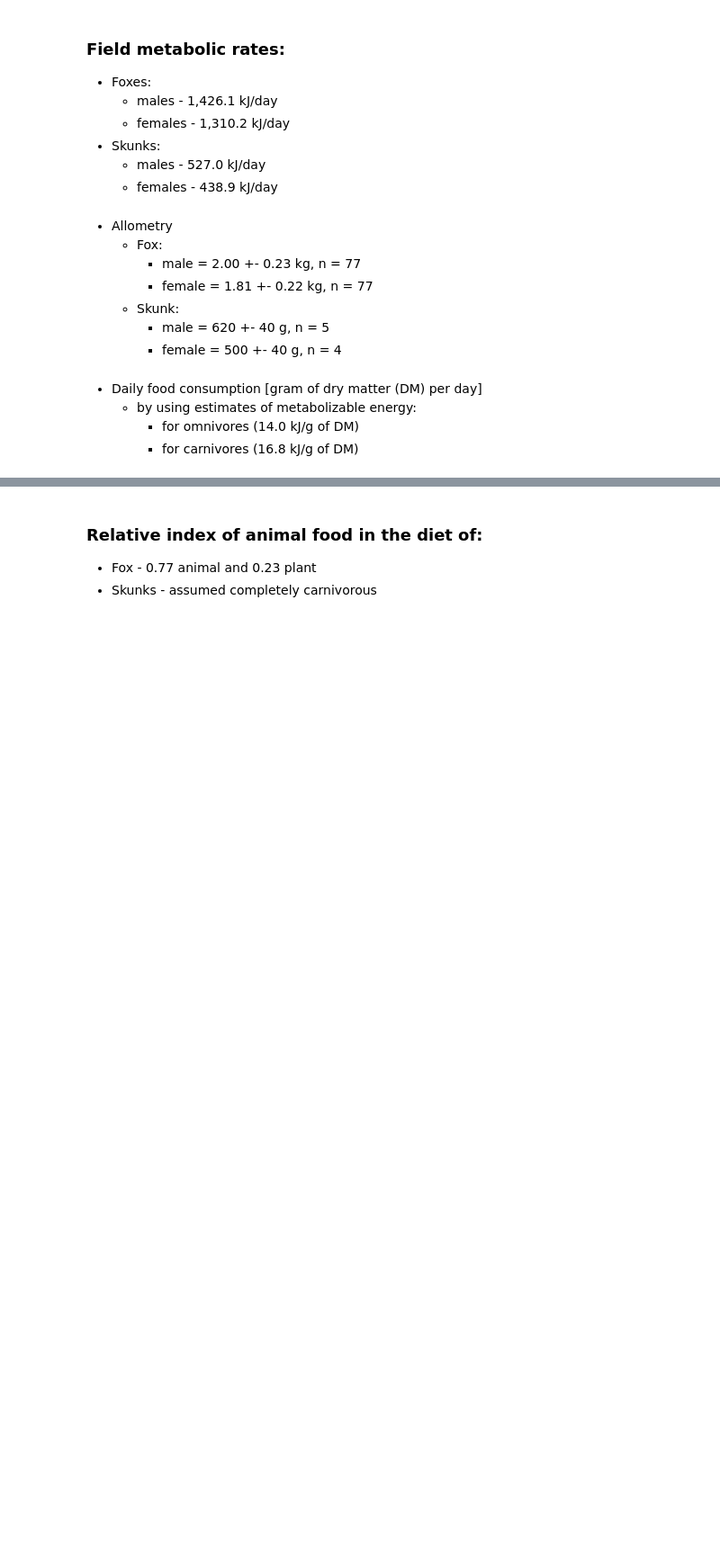
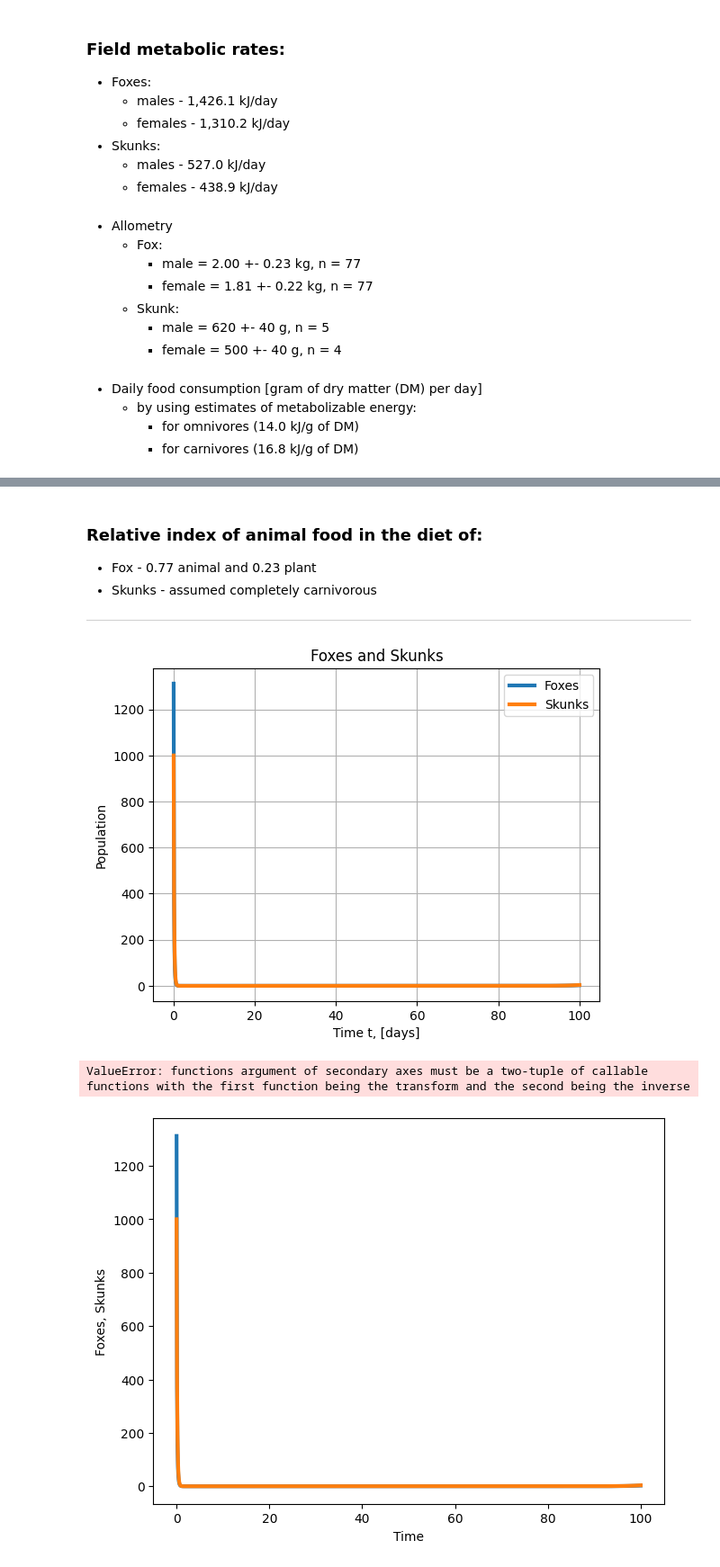
Before and after one commit to mkayeterry/MCDB172, a Jupyter notebook: final/final_scratch.ipynb, the cells around one changed output, grey strips where cells are left out. Shown at 90% size. Cells and saved outputs as stored; diff of their text form; code cells hidden in the pictures; blank space fills up the shorter version.

Commit message:
working on plotting differentials with secondary axis

```diff
--- a/final/final_scratch.ipynb
+++ b/final/final_scratch.ipynb
@@ -38,22 +46,20 @@
 ### Relative index of animal food in the diet of:
 * Fox - 0.77 animal and 0.23 plant
 * Skunks - assumed completely carnivorous
+__________________________________________________________________________________________________________________________________________________________________________________________
 # %%
 ## Variables:
 
 # E = golden eagle (predator)
-E = 1 # placeholder
+E0 = 500 # placeholder
 
 # F = fox (prey)
-F = 1 # placeholder
 F0 = 1312
 
 # S = skunk (prey)
-S = 1 # placeholder
 S0 = 1000
 
 # P = piglet (prey)
-P = 1 # placeholder
 P0 = 13827
 
 # r_i = instrinsic growth rate
@@ -98,3 +104,43 @@ dFdt = ( r_f * F * (1 - ((F + (beta_fs * S)) / K_f)) ) - ( mu_f * ((phi * F) / (
 dSdt = ( r_s * S * (1 - ((S + (beta_sf * F)) / K_s)) ) - ( mu_s * ((sigma * S) / ((phi * F) + (sigma * S) + P)) * E * S )
 dPdt = ( r_p * P * (1 - (P / K_p)) ) - ( mu_p * (P / ((phi * F) + (sigma * S) + P)) * E * P )
 dEdt = (((lambda_f * mu_f * phi * (F**2)) + (lambda_s * mu_s * sigma * (S**2)) + (lambda_p * mu_p * (P**2)) * E) / ((phi * F) + (sigma * S) + P)) - (nu * E)
+# %%
+def derivative(X, t, phi, sigma, nu, r_f, r_s, r_p, K_f, K_s, K_p, mu_f, mu_s, mu_p, lambda_f, lambda_s, lambda_p, beta_fs, beta_sf):
+    F, S, P, E = X
+    dFdt = ( r_f * F * (1 - ((F + (beta_fs * S)) / K_f)) ) - ( mu_f * ((phi * F) / ((phi * F) + (sigma * S) + P)) * E * F )
+    dSdt = ( r_s * S * (1 - ((S + (beta_sf * F)) / K_s)) ) - ( mu_s * ((sigma * S) / ((phi * F) + (sigma * S) + P)) * E * S )
+    dPdt = ( r_p * P * (1 - (P / K_p)) ) - ( mu_p * (P / ((phi * F) + (sigma * S) + P)) * E * P )
+    dEdt = (((lambda_f * mu_f * phi * (F**2)) + (lambda_s * mu_s * sigma * (S**2)) + (lambda_p * mu_p * (P**2)) * E) / ((phi * F) + (sigma * S) + P)) - (nu * E)
+    return np.array([dFdt, dSdt, dPdt, dEdt])
+# %%
+Nt = 1000
+tmax = 100
+t = np.linspace(0,tmax, Nt)
+X0 = [F0, S0, P0, E0]
+res = integrate.odeint(derivative, X0, t, args = (phi, sigma, nu, r_f, r_s, r_p, K_f, K_s, K_p, mu_f, mu_s, mu_p, lambda_f, lambda_s, lambda_p, beta_fs, beta_sf))
+F, S, P, E = res.T
+
+# plt.figure()
+# plt.grid()
+# plt.title("Foxes and Skunks")
+# plt.plot(t, F, '-', linewidth = 3, label = 'Foxes')
+# plt.plot(t, S, '-', linewidth = 3, label = 'Skunks')
+# plt.xlabel('Time t, [days]')
+# plt.ylabel('Population')
+# plt.legend()
+# plt.show()
+
+
+fig, ax = plt.subplots(constrained_layout=True)
+ax.plot(t, F, '-', linewidth = 3, label = 'Foxes')
+ax.plot(t, S, '-', linewidth = 3, label = 'Skunks')
+ax.set_xlabel('Time')
+ax.set_ylabel('Foxes, Skunks')
+
+secax = ax.secondary_yaxis('right', )
+secax.set_xlabel('Eagles')
+plt.show()
+# %% [output]
+[figure, added]
+ValueError: functions argument of secondary axes must be a two-tuple of callable functions with the first function being the transform and the second being the inverse
+[figure, added]
```
Also changed, not shown: parts of 4 cells of this notebook, 1 other file.
